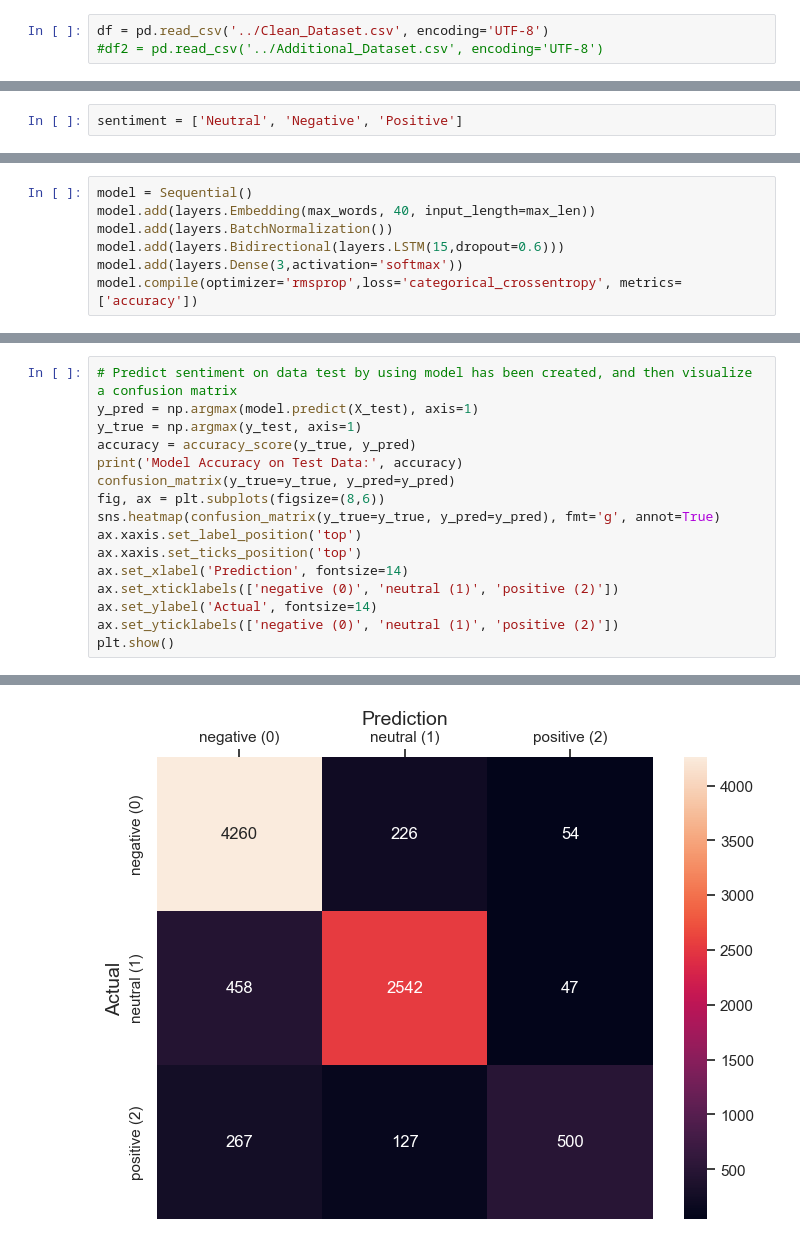
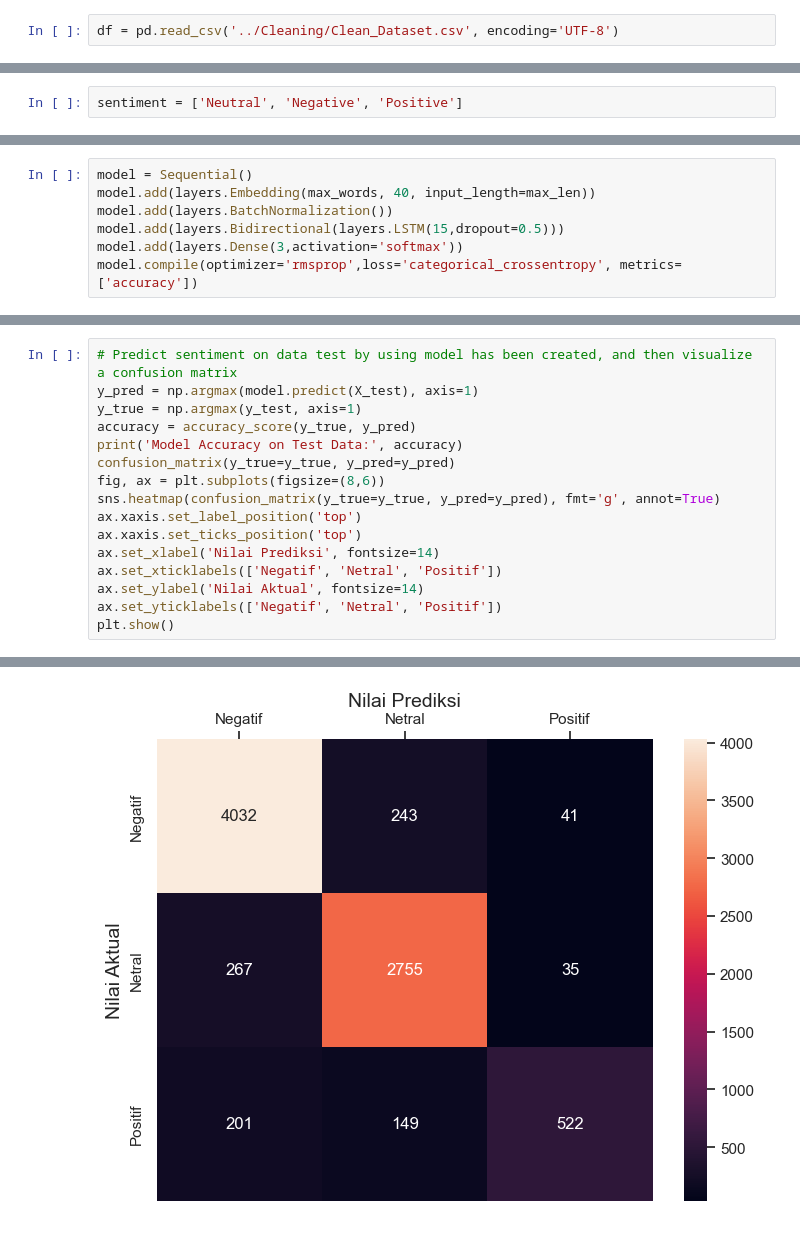
Before and after one commit to juniarta-rendy/Metaverse-Twitter-Sentiment-Analysis, a Jupyter notebook: Deep Learning/Sentiment Analysis Using Deep Learning (RNN & LSTM).ipynb, the cells around one changed output, grey strips where cells are left out. Drawn from its saved outputs; the diff is of its cells as text.

```diff
--- a/Deep Learning/Sentiment Analysis Using Deep Learning (RNN & LSTM).ipynb
+++ b/Deep Learning/Sentiment Analysis Using Deep Learning (RNN & LSTM).ipynb
@@ -22,5 +22,4 @@ from tensorflow.keras.preprocessing.sequence import pad_sequences
 from keras import regularizers
 from sklearn.metrics import classification_report, confusion_matrix
 # %%
-df = pd.read_csv('../Clean_Dataset.csv', encoding='UTF-8')
-#df2 = pd.read_csv('../Additional_Dataset.csv', encoding='UTF-8')
+df = pd.read_csv('../Cleaning/Clean_Dataset.csv', encoding='UTF-8')
@@ -246,7 +208,7 @@ sentiment[np.around(model2.predict(test), decimals=0).argmax(axis=1)[0]]
 model = Sequential()
 model.add(layers.Embedding(max_words, 40, input_length=max_len))
 model.add(layers.BatchNormalization())
-model.add(layers.Bidirectional(layers.LSTM(15,dropout=0.6)))
+model.add(layers.Bidirectional(layers.LSTM(15,dropout=0.5)))
 model.add(layers.Dense(3,activation='softmax'))
 model.compile(optimizer='rmsprop',loss='categorical_crossentropy', metrics=['accuracy'])
 # %%
@@ -300,9 +242,9 @@ fig, ax = plt.subplots(figsize=(8,6))
 sns.heatmap(confusion_matrix(y_true=y_true, y_pred=y_pred), fmt='g', annot=True)
 ax.xaxis.set_label_position('top')
 ax.xaxis.set_ticks_position('top')
-ax.set_xlabel('Prediction', fontsize=14)
-ax.set_xticklabels(['negative (0)', 'neutral (1)', 'positive (2)'])
-ax.set_ylabel('Actual', fontsize=14)
-ax.set_yticklabels(['negative (0)', 'neutral (1)', 'positive (2)'])
+ax.set_xlabel('Nilai Prediksi', fontsize=14)
+ax.set_xticklabels(['Negatif', 'Netral', 'Positif'])
+ax.set_ylabel('Nilai Aktual', fontsize=14)
+ax.set_yticklabels(['Negatif', 'Netral', 'Positif'])
 plt.show()
 # %% [output]
@@ -311,4 +253,4 @@ Model Accuracy on Test Data: 0.8609833746020517
-[figure, old version]
+[figure, new version]
 # %%
 from sklearn.metrics import classification_report, confusion_matrix
 import numpy as np
```
Also changed, not shown: parts of 34 cells of this notebook, 24 other files.
